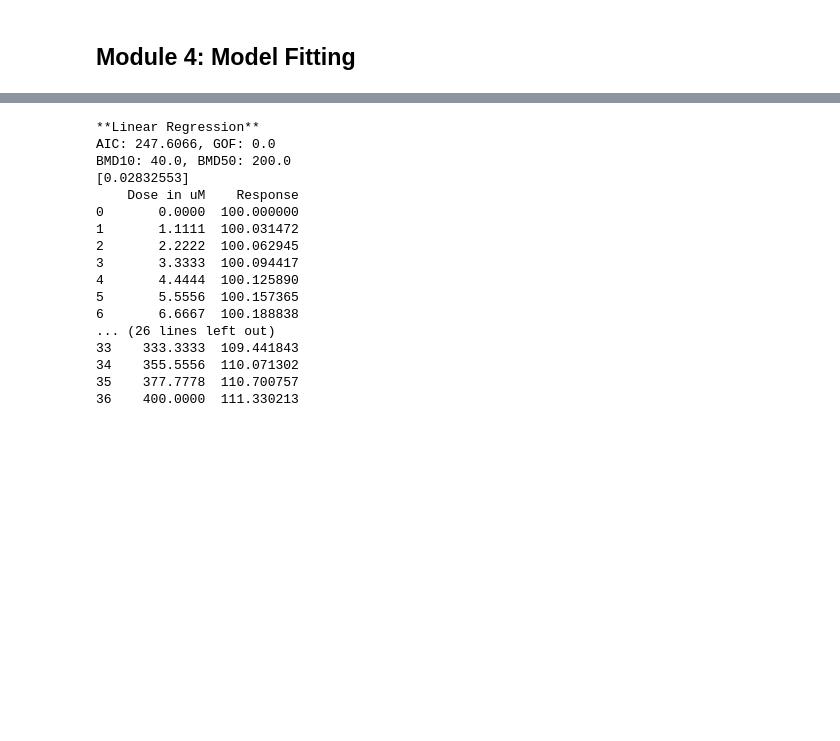
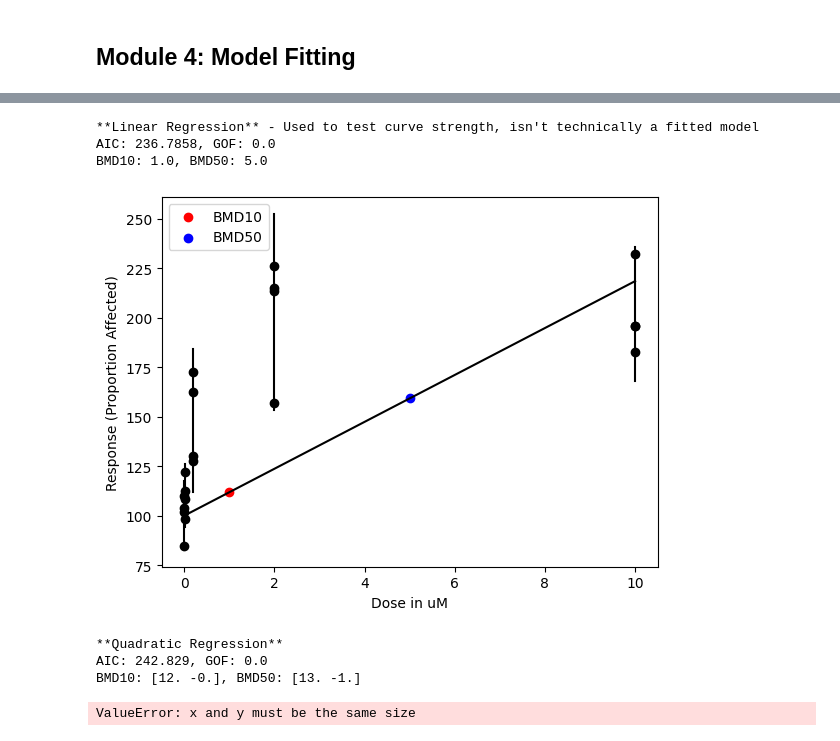
Before and after one commit to PNNL-CompBio/bmdrc, a Jupyter notebook: vignettes/Continuous Class Example.ipynb, the cells around one changed output, grey strips where cells are left out. Saved outputs shown, nothing was run; the diff lists cells and outputs as text; code cells hidden in the pictures; blank space fills up the shorter version.

Commit message:
Showing example curves, needs finishing

```diff
--- a/vignettes/Continuous Class Example.ipynb
+++ b/vignettes/Continuous Class Example.ipynb
@@ -150,40 +150,61 @@ data
 # %%
 import numpy as np
-from bmdrc.model_fitting_continuous import LinReg_Cont
+from bmdrc.model_fitting_continuous import LinReg_Cont, PolyReg_Cont
+import matplotlib.pyplot as plt
 
-def check_values(model_fun):
+def quick_plot(obj, BMD10, BMD50):
+
+    plt.ioff()
+    plt.scatter(obj._toModel[obj._concentration], obj._toModel[obj._response], color = "black")
+    plt.plot(obj.curve["Dose in uM"], obj.curve["Response"], color = "black")
+
+    # Add confidence intervals
+    for row in range(len(obj.CI)):
+        plt.plot([obj.CI[obj._concentration][row], obj.CI[obj._concentration][row]], [obj.CI["Low"][row], obj.CI["High"][row]], color = "black")
+
+    # Add BMD10 and BMD50
+    plt.scatter(BMD10, obj.get_response_level(10), c = "red", label = "BMD10")
+    plt.scatter(BMD50, obj.get_response_level(50), c = "blue", label = "BMD50")
+
+    # Add labels and make plot
+    plt.xlabel("Dose in uM")
+    plt.ylabel("Response (Proportion Affected)")
+    plt.legend()
+
+    plt.show()
+
+def check_values(model_fun, degree = 1):
 
     # Define class
-    mod_def = model_fun(toModel = data, concentration = con._concentration, response = con._response)
+    if degree == 1:
+        mod_def = model_fun(toModel = data, concentration = con._concentration, response = con._response)
+    else:
+        mod_def = model_fun(toModel = data, concentration = con._concentration, response = con._response, degree = degree)
 
     # Fit the linear model --> intercept is fixed at 100
     mod_def.fit(fixed_intercept = 100)
     mod_def.response_curve()
+    mod_def.calc_conf_interv()
 
     print("AIC: " + str(np.round(mod_def.aic, 4)) + ", GOF: " + str(np.round(mod_def.p_value, 4)))
-    print("BMD10: " + str(np.round(mod_def.predict_x(mod_def.get_response_level(10)))) + ", BMD50: " + str(np.round(mod_def.predict_x(mod_def.get_response_level(50)))))
-    print(mod_def.params)
-    print(mod_def.curve)
+    BMD10 = np.round(mod_def.predict_x(mod_def.get_response_level(10)))
+    BMD50 = np.round(mod_def.predict_x(mod_def.get_response_level(50)))
+    print("BMD10: " + str(BMD10) + ", BMD50: " + str(BMD50))
+    quick_plot(mod_def, BMD10, BMD50)
 
     return(mod_def)
 
-print("**Linear Regression**")
+plt.close()
+print("**Linear Regression** - Used to test curve strength, isn't technically a fitted model")
 linear = check_values(LinReg_Cont)
+print("**Quadratic Regression**")
+quad = check_values(PolyReg_Cont, degree = 2)
 # %% [output]
-**Linear Regression**
-AIC: 247.6066, GOF: 0.0
-BMD10: 40.0, BMD50: 200.0
-[0.02832553]
-    Dose in uM    Response
-0       0.0000  100.000000
-1       1.1111  100.031472
-2       2.2222  100.062945
-3       3.3333  100.094417
-4       4.4444  100.125890
-5       5.5556  100.157365
-6       6.6667  100.188838
-... (26 lines left out)
-33    333.3333  109.441843
-34    355.5556  110.071302
-35    377.7778  110.700757
-36    400.0000  111.330213
+**Linear Regression** - Used to test curve strength, isn't technically a fitted model
+AIC: 236.7858, GOF: 0.0
+BMD10: 1.0, BMD50: 5.0
+[figure, added]
+**Quadratic Regression**
+AIC: 242.829, GOF: 0.0
+BMD10: [12. -0.], BMD50: [13. -1.]
+ValueError: x and y must be the same size
```
Also changed, not shown: parts of 4 cells of this notebook, 1 other file.
